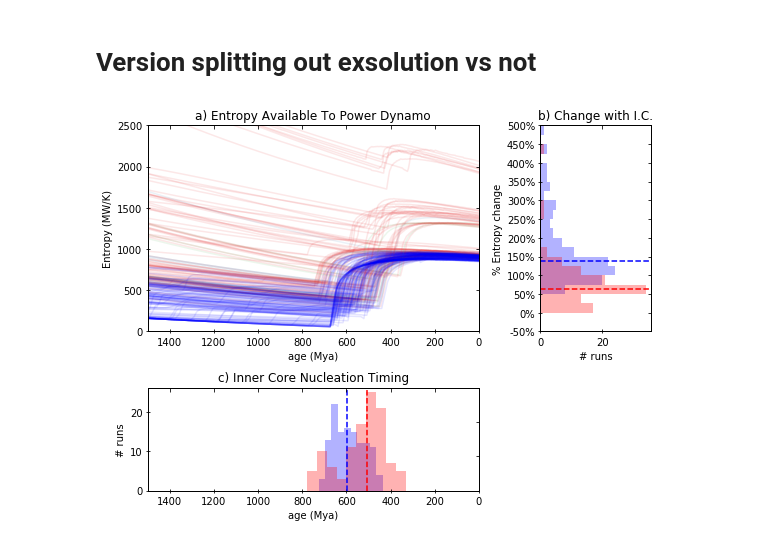
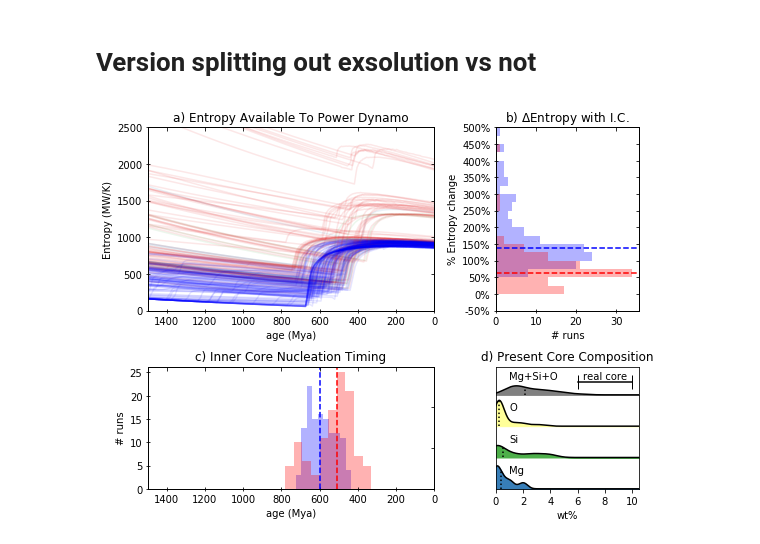
Before and after one commit to nknezek/MgSi-Exsolution, a Jupyter notebook: figures/Entropy Figures.ipynb, the cells around one changed output. Cells and saved outputs as stored; diff of their text form; code cells hidden in the pictures.

Commit message:
update entropy plotting

```diff
--- a/figures/Entropy Figures.ipynb
+++ b/figures/Entropy Figures.ipynb
@@ -84,6 +86,23 @@ def remove_outliers(t,y,percent=0.2, N=3):
 #     non_outliers = np.where( np.abs((y[:-Nends]+y[Nends:])/(Nends*y[Nends//2:-Nends//2])-1) < percent)[0]+Nends//2
     non_outliers = np.where( np.abs((y[:-Nends]+y[Nends:])/(2*y[Nends//2:-Nends//2]) - 1) < percent)[0]+Nends//2
     return t[non_outliers], y[non_outliers]
+# %%
+def get_all_wtp(base_dir):
+    dirs = list(os.walk(base_dir))
+    all_wtp = np.zeros((len(dirs)-1,4))
+    for i,dirname in enumerate(dirs[1:]):
+        pl, t, solution = dill.load(open(dirname[0]+'/data.m','rb'))
+        all_wtp[i,:] = pl.reactions.core.M2wtp(solution[-1,2:6])
+    return all_wtp
+# %%
+all_wtp = get_all_wtp('../valid_results_1/')
+# %%
+wtp_plt = np.zeros_like(all_wtp)
+wtp_plt[:,0:2] = all_wtp[:,0:2]
+wtp_plt[:,2] = all_wtp[:,3]
+wtp_plt[:,3] = np.sum(wtp_plt[:,:3],axis=-1)
+columns = ['Mg','Si','O','total']
+df = pd.DataFrame(data=wtp_plt*100, columns=columns)
 # %%
 all_ents = compute_and_save_entropies('../valid_results_1/')
 # %%
@@ -472,7 +495,7 @@ dEps_ex = []
 dEps_c = []
 
 plt.figure(figsize=(8,6))
-gs = gridspec.GridSpec(2, 2, width_ratios=[3, 1], height_ratios=[2,1])
+gs = gridspec.GridSpec(2, 2, width_ratios=[2, 1], height_ratios=[1.5,1])
 t_start = 1500
 ax = plt.subplot(gs[0])
 for i,(t_plt, params,_) in enumerate(all_ents):
@@ -541,7 +564,7 @@ yticks = np.linspace(ymin,ymax,int((ymax-ymin)//50+1))
 plt.yticks(yticks, ['{:.0f}%'.format(x) for x in yticks])
 plt.xlabel('# runs')
 plt.ylabel('% Entropy change')
-plt.title("b) Change with I.C.")
+plt.title("b) $\Delta$Entropy with I.C.")
 axt = ax.twiny()
 axr = ax.twinx()
 ax.tick_params()
@@ -554,32 +577,63 @@ axt.set_xlim(ax.get_xlim())
 axr.set_yticklabels([])
 axr.set_ylim(ax.get_ylim())
 axr.set_yticks(ax.get_yticks())
 
 
 ax = plt.subplot(gs[2])
 plt.hist(((t_plt[-1]-t_ic_c)/Myrs), color='blue', alpha=0.3)
 plt.hist(((t_plt[-1]-t_ic_ex)/Myrs), color='red', alpha=0.3)
 ylims = plt.ylim()
 plt.vlines(np.median((t_plt[-1]-t_ic_c)/Myrs), ylims[0], ylims[1], linestyles='--',color='blue')
 plt.vlines(np.median((t_plt[-1]-t_ic_ex)/Myrs), ylims[0], ylims[1], linestyles='--',color='red')
 plt.ylim(ylims)
 plt.xlim(t_start,0)
 plt.xlabel('age (Mya)')
 plt.ylabel('# runs')
 plt.title('c) Inner Core Nucleation Timing')
 axt = ax.twiny()
 axr = ax.twinx()
 ax.tick_params()
 ax.tick_params(bottom=True, left=True, direction='inout')
 axt.tick_params(top=True, direction='in')
 axr.tick_params(right=True, direction='in')
 axt.set_xticklabels([])
 axt.set_xticks(ax.get_xticks())
 axt.set_xlim(ax.get_xlim())
 axr.set_yticklabels([])
 axr.set_ylim(ax.get_ylim())
 axr.set_yticks(ax.get_yticks())
+
+ax = plt.subplot(gs[3])
+xmax=10.5
+x_range = np.linspace(0,xmax,1000)
+colors = [mcolor,scolor,ocolor,'grey']
+for i,name in enumerate(['Mg','Si','O','total']):
+    gkde = gaussian_kde(df[name],bw_method=.4)
+    y = gkde.evaluate(x_range)
+#     y = y/np.max(y)
+    med = np.median(df[name])
+    plt.plot([med]*2,[i,i+gkde.evaluate(med)],':k')
+    plt.fill_between(x_range, i, y+i, clip_on=True, color=colors[i])
+    plt.plot(x_range, i+y,'k')
+fsize = 10
+plt.text(1,0.5,'Mg', fontsize=fsize)
+plt.text(1,1+0.5,'Si', fontsize=fsize)
+plt.text(1,2+0.5,'O', fontsize=fsize)
+plt.text(1,3+0.5,'Mg+Si+O', fontsize=fsize)
+
+plt.plot([6,10],[3.4]*2,'|-k', markersize=14)
+plt.text(6.4,3.5,'real core', fontsize=fsize)
+# plt.yticks(np.array([0,1,2,3])+.1,['Mg','Si','O','Mg+Si+O'])
+plt.yticks([])
+ax.tick_params(left=False)
+plt.title('d) Present Core Composition')
+plt.xlim(0,xmax)
+plt.ylim(0,3.9)
+plt.xlabel('wt%')
+plt.xticks(np.linspace(0,10,6))
+# plt.savefig('light_elements_rough.pdf')
+
 plt.tight_layout()
-plt.savefig('figure4_colors2.pdf')
+plt.savefig('figure4_dense.pdf')
 # %% [output]
-[figure, old version]
+[figure, new version]
```
Also changed, not shown: parts of 6 cells of this notebook, 8 other files.
